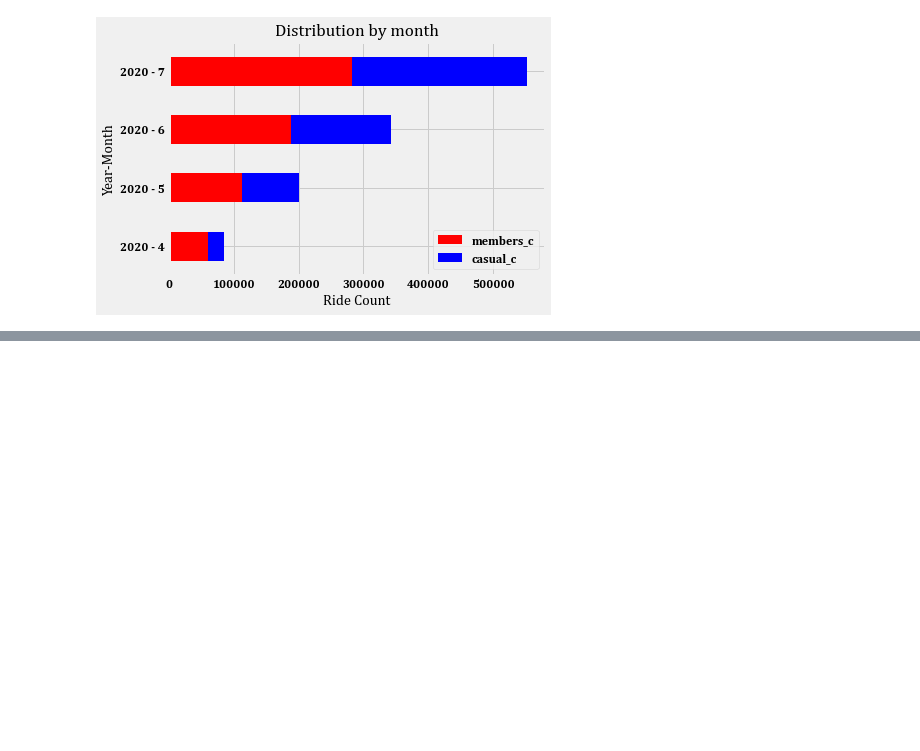
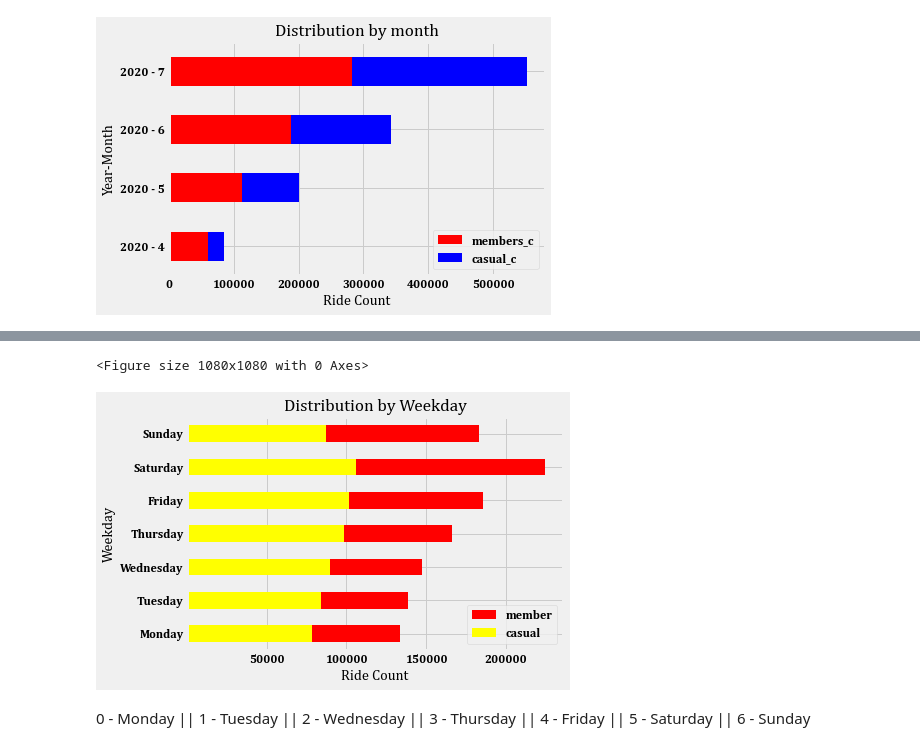
Before and after one commit to deepbdoshi/Google-Analytics-Capstone-Project, a Jupyter notebook: Google Analytics Capstone Project 1.ipynb, the cells around one changed output, grey strips where cells are left out. Cells and saved outputs as stored; diff of their text form; code cells hidden in the pictures; blank space fills up the shorter version.

Commit message:
Member Distribution by Weekday

```diff
--- a/Google Analytics Capstone Project 1.ipynb
+++ b/Google Analytics Capstone Project 1.ipynb
@@ -181,3 +181,14 @@ _ = mp.title('Distribution by month')
 # %% [output]
 <Figure size 1080x1080 with 0 Axes>
 [figure]
+# %%
+group_data_by_week_day = data.groupby(['weekday'], as_index=False).agg(
+    ride_count = pd.NamedAgg(column='ride_id', aggfunc='count'),
+    ride_percentage = pd.NamedAgg('ride_id', lambda x:(x.count()/data['ride_id'].count())*100),
+    members_c = pd.NamedAgg('member_casual', lambda x: ((x == 'member').sum())),
+    casual_c = pd.NamedAgg('member_casual', lambda x: ((x == 'casual').sum())),
+    members_p = pd.NamedAgg('member_casual', lambda x: ((x == 'member').sum()/x.count())*100),
+    casual_p = pd.NamedAgg('member_casual', lambda x: ((x == 'casual').sum()/x.count())*100))
+
+group_data_by_week_day['mem_cas_p_diff'] = group_data_by_week_day['members_p'] - group_data_by_week_day['casual_p']
+group_data_by_week_day['mem_cas_c_diff'] = group_data_by_week_day['members_c'] - group_data_by_week_day['casual_c']
@@ -183,0 +206,20 @@ _ = mp.title('Distribution by month')
+# %%
+_ = mp.figure(figsize=(15,15))
+_ = mp.style.use("fivethirtyeight")
+
+font = {'family' : 'cambria',
+        'size'   : 12}
+
+mp.rc('font', **font)
+
+ax = group_data_by_week_day[['weekday', 'members_c', 'casual_c']].plot(kind='barh', stacked=True, color=['red', 'yellow'])
+ax.set_yticklabels(['Monday', 'Tuesday', 'Wednesday', 'Thursday', 'Friday', 'Saturday', 'Sunday'])
+_ = mp.xlabel('Ride Count')
+_ = mp.ylabel('Weekday')
+_ = mp.title('Distribution by Weekday')
+_ = mp.legend(["member", "casual"])
+# %% [output]
+<Figure size 1080x1080 with 0 Axes>
+[figure, added]
+# %% [markdown]
+0 - Monday   ||    1 - Tuesday   ||    2 - Wednesday   ||    3 - Thursday   ||    4 - Friday   ||    5 - Saturday   ||    6 - Sunday
```
Also changed, not shown: parts of 3 cells of this notebook.
